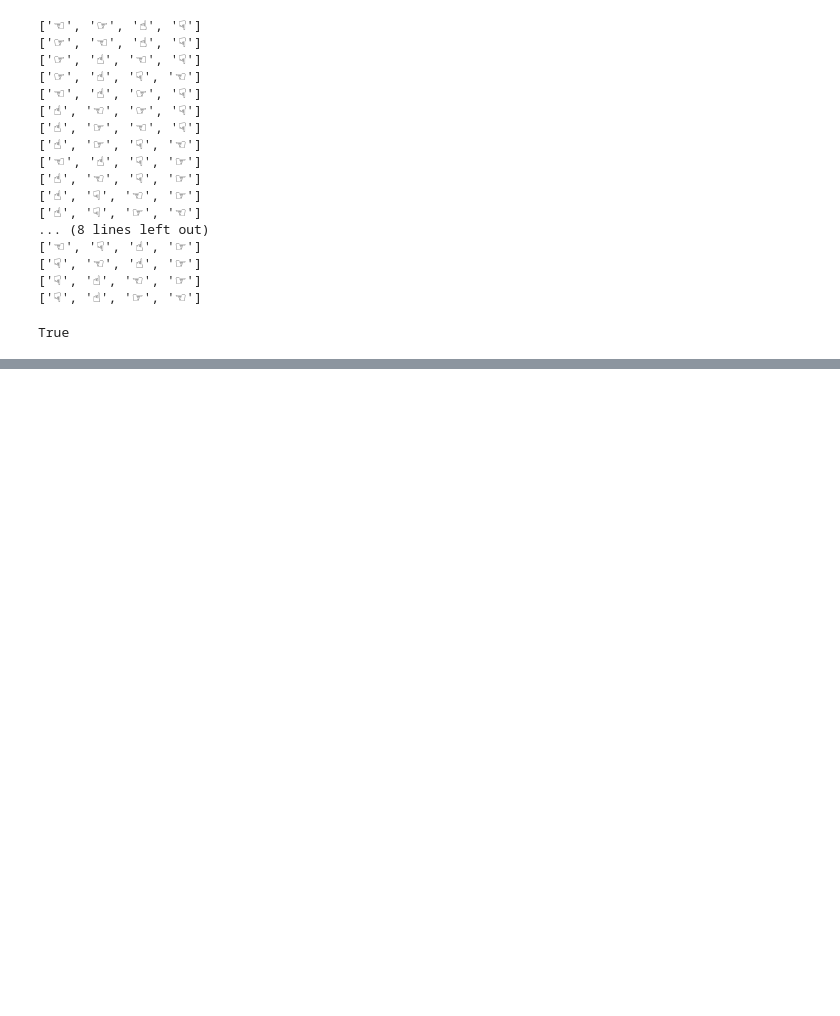
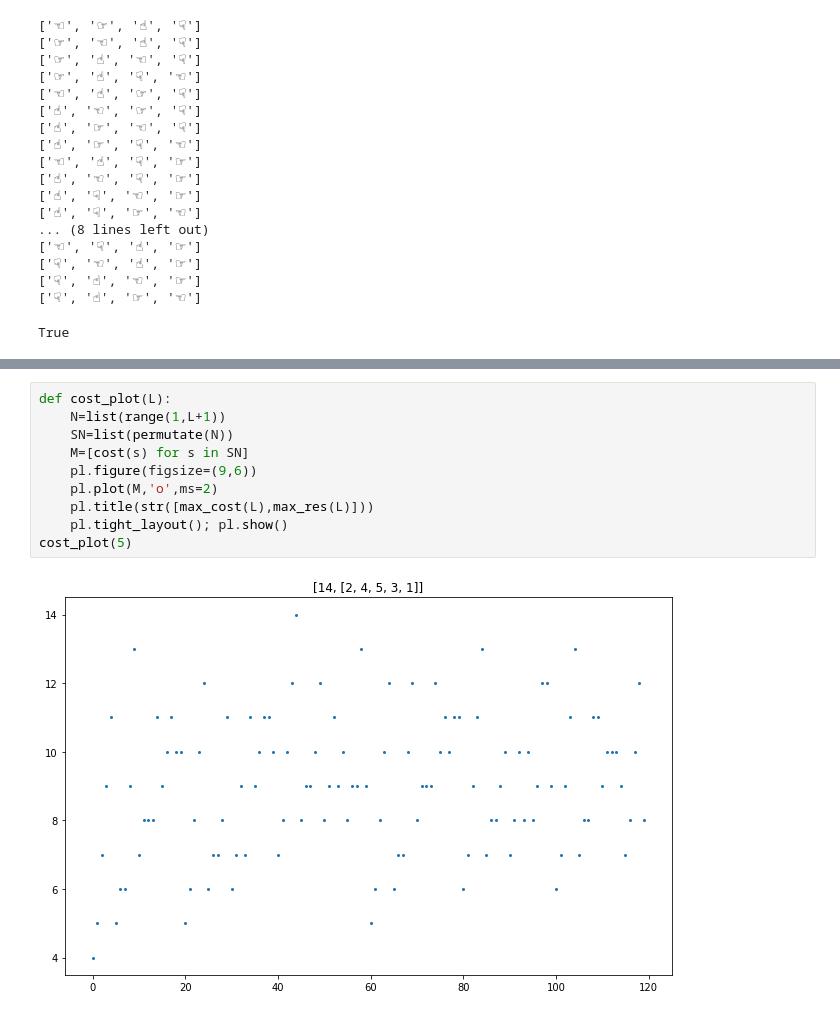
Before and after one commit to OlgaBelitskaya/colab_notebooks, a Jupyter notebook: codejam_notes2021.ipynb, the cells around one changed output, grey strips where cells are left out. Saved outputs shown, nothing was run; the diff lists cells and outputs as text; blank space fills up the shorter version.

```diff
--- a/codejam_notes2021.ipynb
+++ b/codejam_notes2021.ipynb
@@ -609,0 +713,12 @@ True
+# %%
+def cost_plot(L):
+    N=list(range(1,L+1))
+    SN=list(permutate(N))
+    M=[cost(s) for s in SN]
+    pl.figure(figsize=(9,6))
+    pl.plot(M,'o',ms=2)
+    pl.title(str([max_cost(L),max_res(L)]))
+    pl.tight_layout(); pl.show()
+cost_plot(5)
+# %% [output]
+[figure, added]
```
Also changed, not shown: parts of 8 cells of this notebook, 1 other file.
